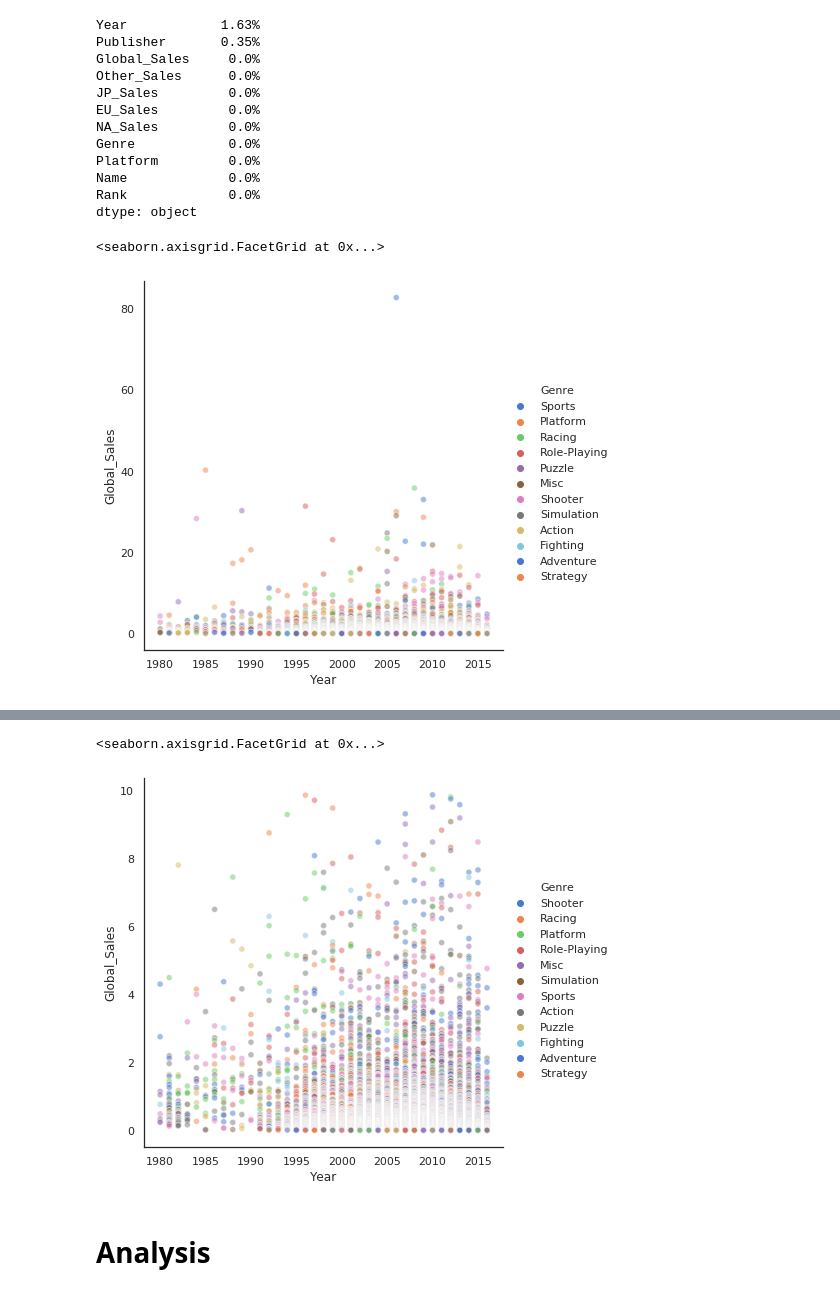
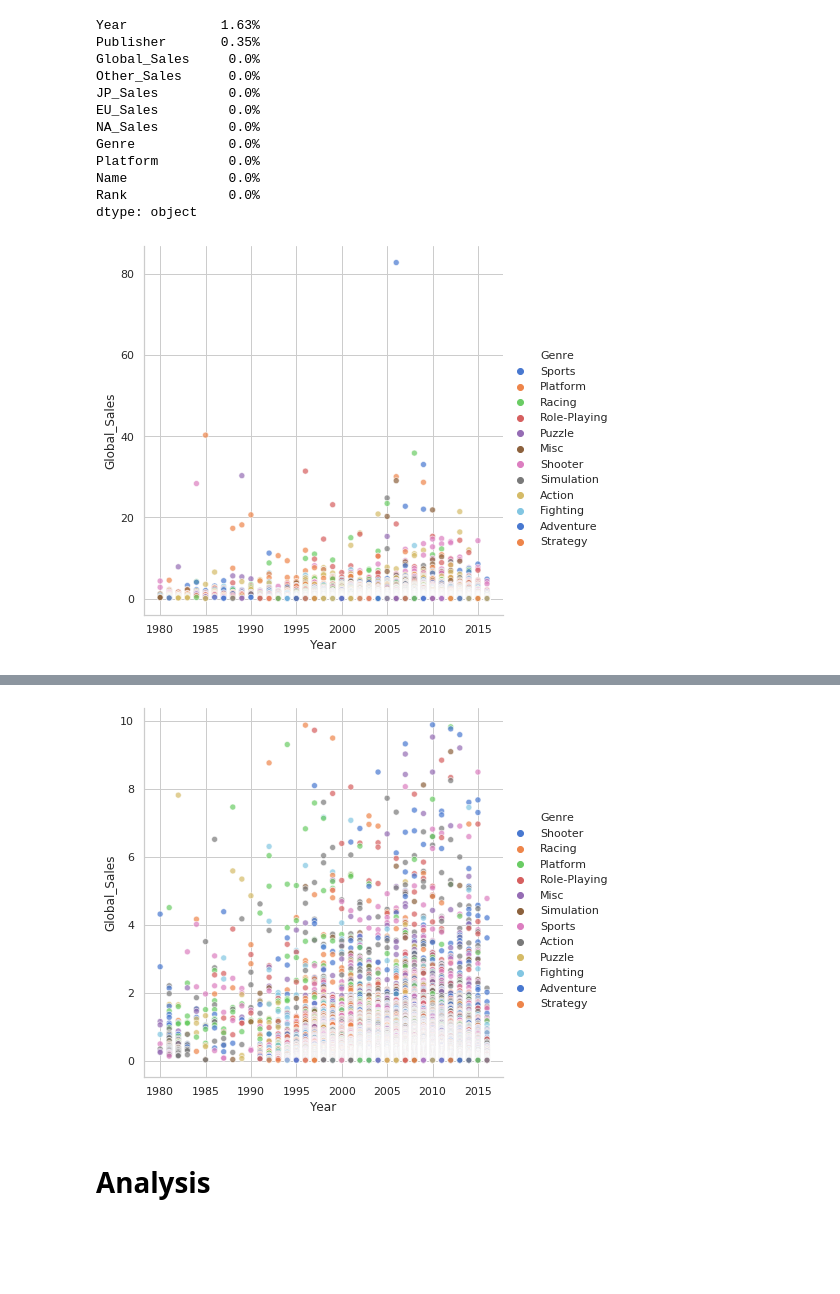
Before and after one commit to tomasborrella/video-game-sales-analysis, a Jupyter notebook: notebook/video-game-sales-analysis.ipynb, the cells around one changed output, grey strips where cells are left out. Drawn from its saved outputs; the diff is of its cells as text; code cells hidden in the pictures; blank space fills up the shorter version.

```diff
--- a/notebook/video-game-sales-analysis.ipynb
+++ b/notebook/video-game-sales-analysis.ipynb
@@ -14,7 +22,7 @@ from IPython.display import HTML
 
 
 sns.set(rc={"figure.figsize":(12,8)})
-sns.set(style="white")
+sns.set(style="whitegrid")
 # %% [markdown]
 # Load data
 # %%
@@ -63,10 +71,13 @@ df_clean = df_no_nan[df_no_nan['Year'] <= 2016].copy()
 # %%
 # Plot video game global sales per year (with genre information)
 
-sns.relplot(x="Year", y="Global_Sales", hue="Genre",
-            alpha=.5, palette="muted",
-            height=6, data=df_clean)
+sns_plot = sns.relplot(x="Year", y="Global_Sales", hue="Genre",
+                       alpha=.7, palette="muted",
+                       height=6, data=df_clean)
+
+# Save to disk
+
+sns_plot.savefig("../images/exploratory-1.png")
 # %% [output]
-<seaborn.axisgrid.FacetGrid at 0x...>
-[figure, old version]
+[figure, new version]
 # %%
@@ -89,12 +100,15 @@ df_clean[df_clean['Rank'] <= 10]
 # Plot video game global sales per year (with genre information)
 # just for video games that sold less than 10 million units
 
-sns.relplot(x="Year", y="Global_Sales", hue="Genre",
-            alpha=.5, palette="muted",
-            height=6, data=df_clean[df_clean['Global_Sales'] <= 10])
+sns_plot = sns.relplot(x="Year", y="Global_Sales", hue="Genre",
+                       alpha=.7, palette="muted",
+                       height=6, data=df_clean[df_clean['Global_Sales'] <= 10])
+
+# Save to disk
+
+sns_plot.savefig("../images/exploratory-2.png")
 # %% [output]
-<seaborn.axisgrid.FacetGrid at 0x...>
-[figure, old version]
+[figure, new version]
 # %% [markdown]
 # Analysis
 # %% [markdown]
```
Also changed, not shown: parts of 17 cells of this notebook, 5 other files.
